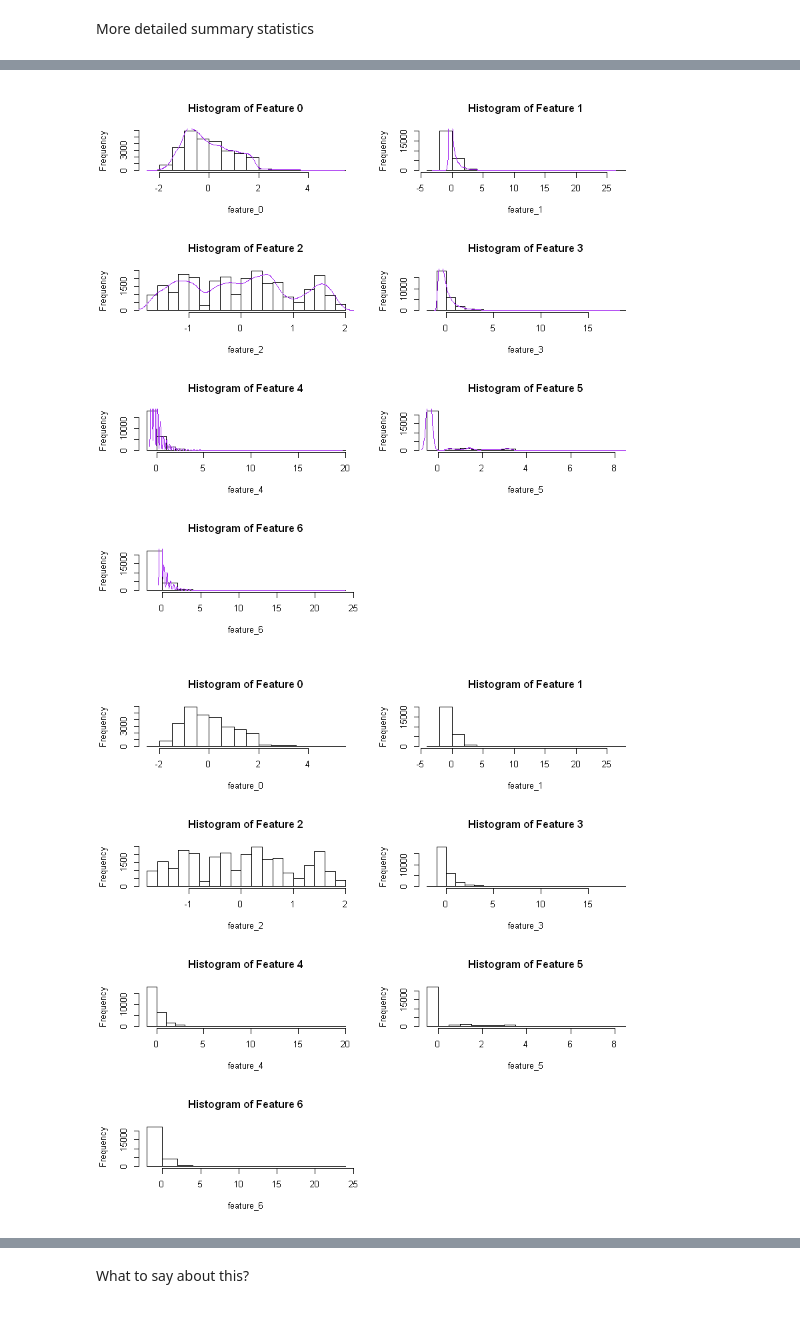
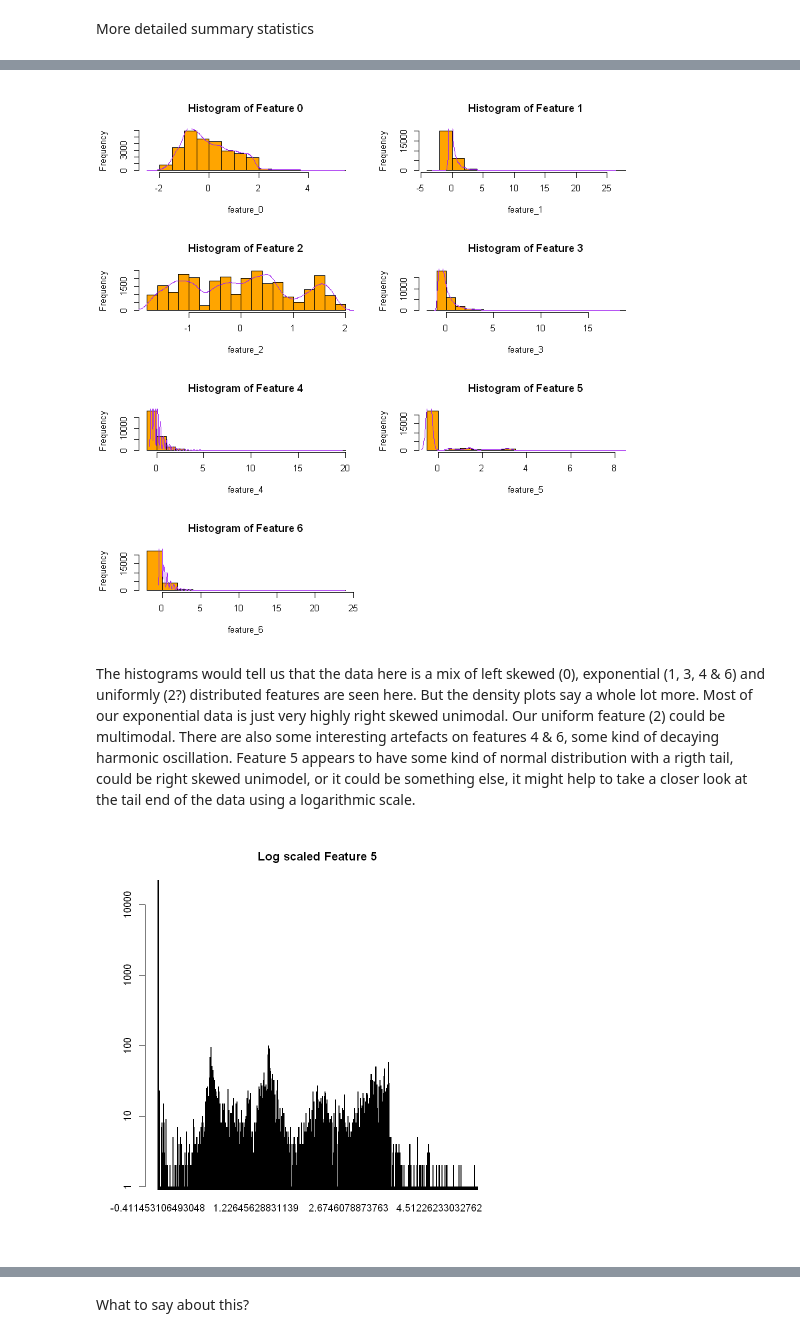
Before and after one commit to 20spaghetti/Customer-Churn-Prediction, a Jupyter notebook: Customer Churn Prediction.ipynb, the cells around one changed output, grey strips where cells are left out. Drawn from its saved outputs; the diff is of its cells as text; code cells hidden in the pictures.

```diff
--- a/Customer Churn Prediction.ipynb
+++ b/Customer Churn Prediction.ipynb
@@ -100,20 +192,21 @@ options(jupyter.plot_scale=1)
 par(mfrow = c(4,2))
 for (i in 1:7 ) {
     h <- hist(train[,i], plot=FALSE)
-    plot(h, main=paste("Histogram of Feature", i-1), xlab = names(train[i]))
+    plot(h, main=paste("Histogram of Feature", i-1), xlab = names(train[i]), col = "orange")
     d <- density(train[,i])
     lines(x = d$x, y = d$y * length(train[,i]) * diff(h$breaks)[1], col = "purple", lwd = 1)
 }
+
+## With desity line scale help from https://stackoverflow.com/questions/13960896/add-density-lines-to-histogram-and-cumulative-histogram
 # %% [output]
-[figure, old version]
+[figure, new version]
+# %% [markdown]
+The histograms would tell us that the data here is a mix of left skewed (0), exponential (1, 3, 4 & 6) and uniformly (2?) distributed features are seen here. But the density plots say a whole lot more. Most of our exponential data is just very highly right skewed unimodal. Our uniform feature (2) could be multimodal.  There are also some interesting artefacts on features 4 & 6, some kind of decaying harmonic oscillation. Feature 5 appears to have some kind of normal distribution with a rigth tail, could be right skewed unimodel, or it could be something else, it might help to take a closer look at the tail end of the data using a logarithmic scale.
 # %%
 #increase scale size of jupyter plots for some very detailed ones momentarily.
-options(jupyter.plot_scale=1)
+options(jupyter.plot_scale=2)
+#par(mfrow = c(1,2))
 
-# Histogram for features 0 to 6
-par(mfrow = c(4,2))
-for (i in 1:7 ) {
-        hist(train[,i], xlab = names(train[i]), main = paste("Histogram of Feature", i-1))
-}
+barplot(table(train[,6]), log="y", xlab = names(train[,6]), main = paste("Log scaled Feature", 5), col = "black")
 # %% [output]
-[figure, old version]
+[figure, new version]
```
Also changed, not shown: parts of 51 cells of this notebook.
